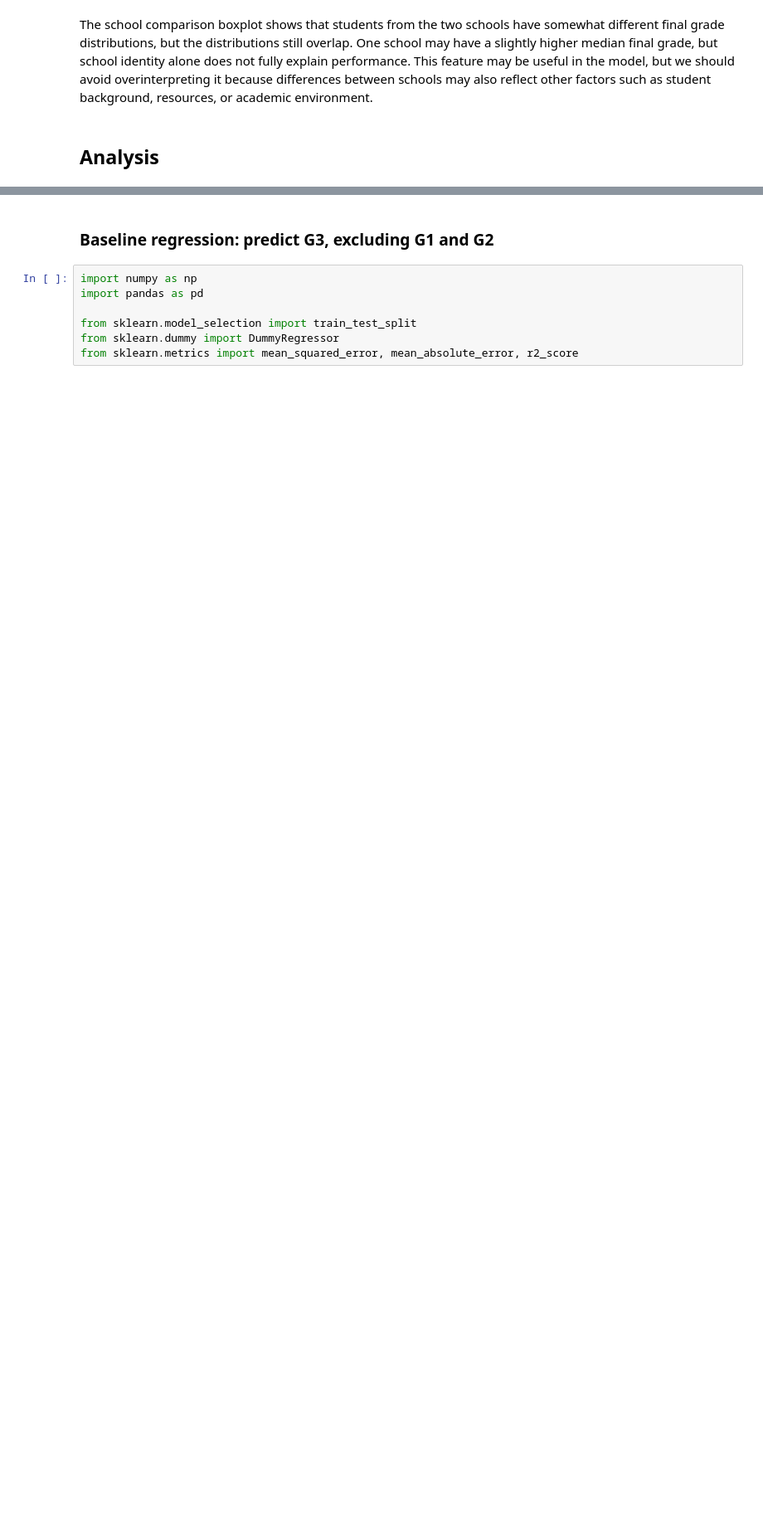
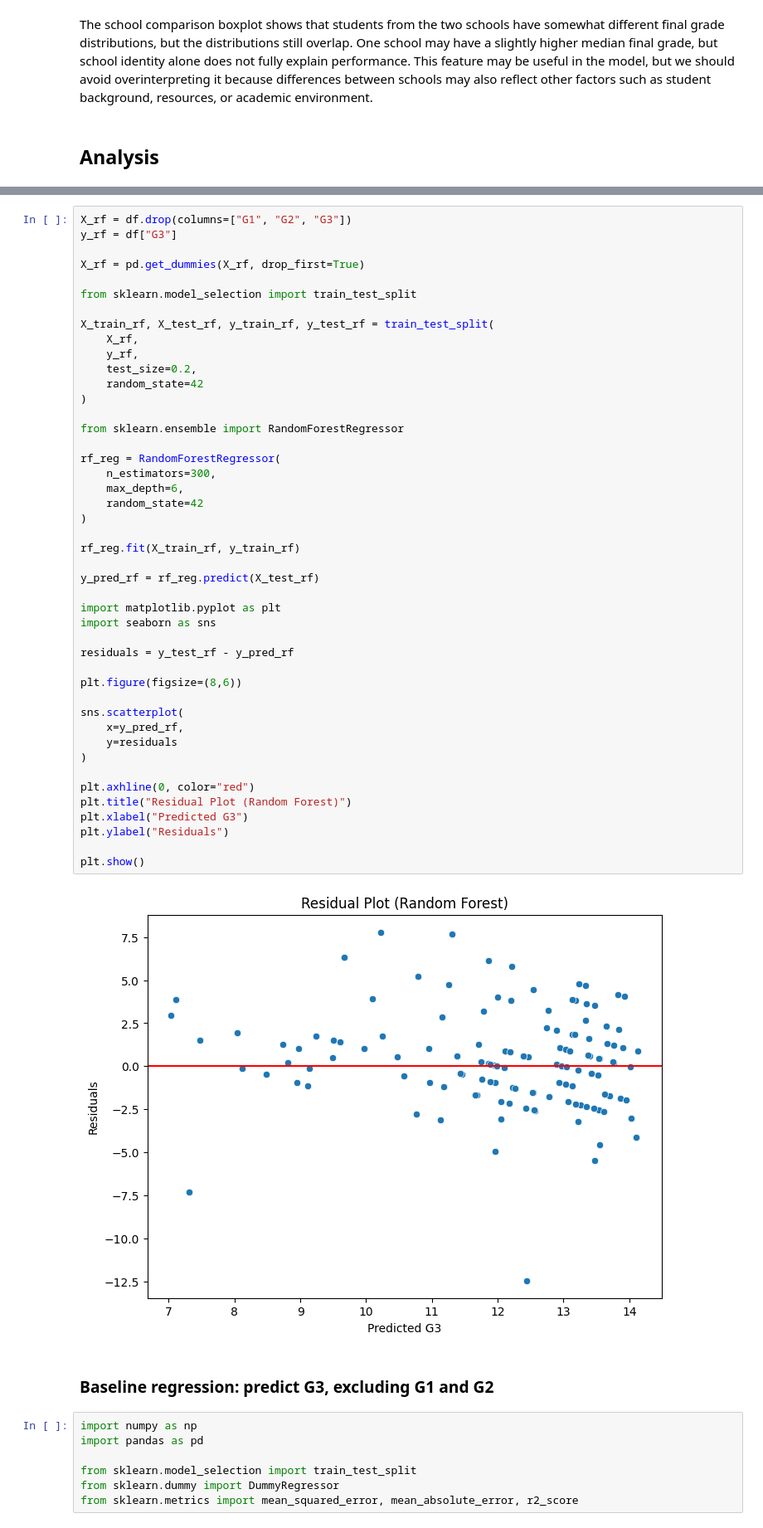
Before and after one commit to OctFog/Math-189-Project, a Jupyter notebook: student_performance.ipynb, the cells around one changed output, grey strips where cells are left out. Shown at 83% size. Saved outputs shown, nothing was run; the diff lists cells and outputs as text; blank space fills up the shorter version.

```diff
--- a/student_performance.ipynb
+++ b/student_performance.ipynb
@@ -387,3 +508,50 @@ The school comparison boxplot shows that students from the two schools have some
+# %%
+X_rf = df.drop(columns=["G1", "G2", "G3"])
+y_rf = df["G3"]
+
+X_rf = pd.get_dummies(X_rf, drop_first=True)
+
+from sklearn.model_selection import train_test_split
+
+X_train_rf, X_test_rf, y_train_rf, y_test_rf = train_test_split(
+    X_rf,
+    y_rf,
+    test_size=0.2,
+    random_state=42
+)
+
+from sklearn.ensemble import RandomForestRegressor
+
+rf_reg = RandomForestRegressor(
+    n_estimators=300,
+    max_depth=6,
+    random_state=42
+)
+
+rf_reg.fit(X_train_rf, y_train_rf)
+
+y_pred_rf = rf_reg.predict(X_test_rf)
+
+import matplotlib.pyplot as plt
+import seaborn as sns
+
+residuals = y_test_rf - y_pred_rf
+
+plt.figure(figsize=(8,6))
+
+sns.scatterplot(
+    x=y_pred_rf,
+    y=residuals
+)
+
+plt.axhline(0, color="red")
+plt.title("Residual Plot (Random Forest)")
+plt.xlabel("Predicted G3")
+plt.ylabel("Residuals")
+
+plt.show()
+# %% [output]
+[figure, added]
 # %% [markdown]
 ### Baseline regression: predict G3, excluding G1 and G2
 # %%
```
Also changed, not shown: parts of 33 cells of this notebook, 1 other file.
